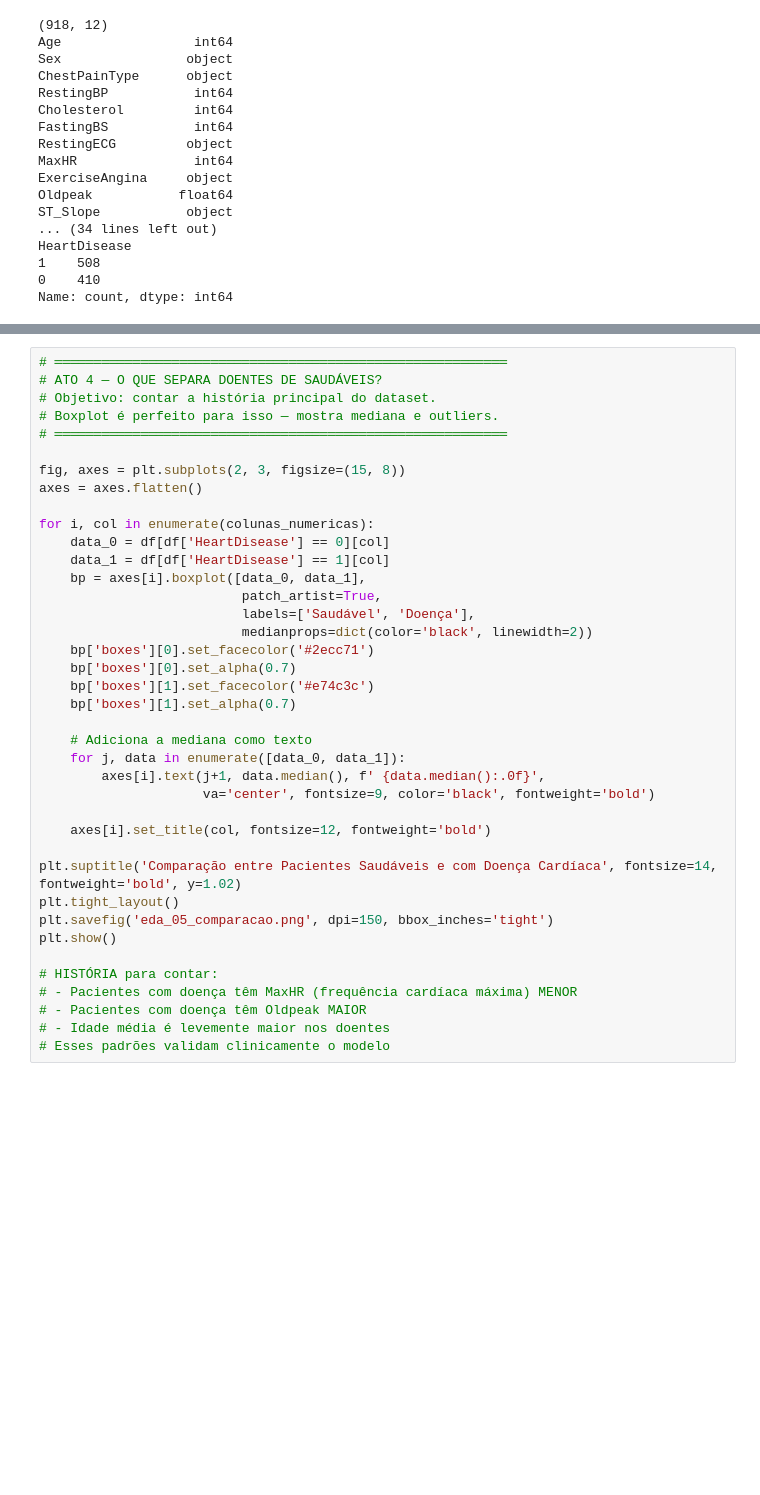
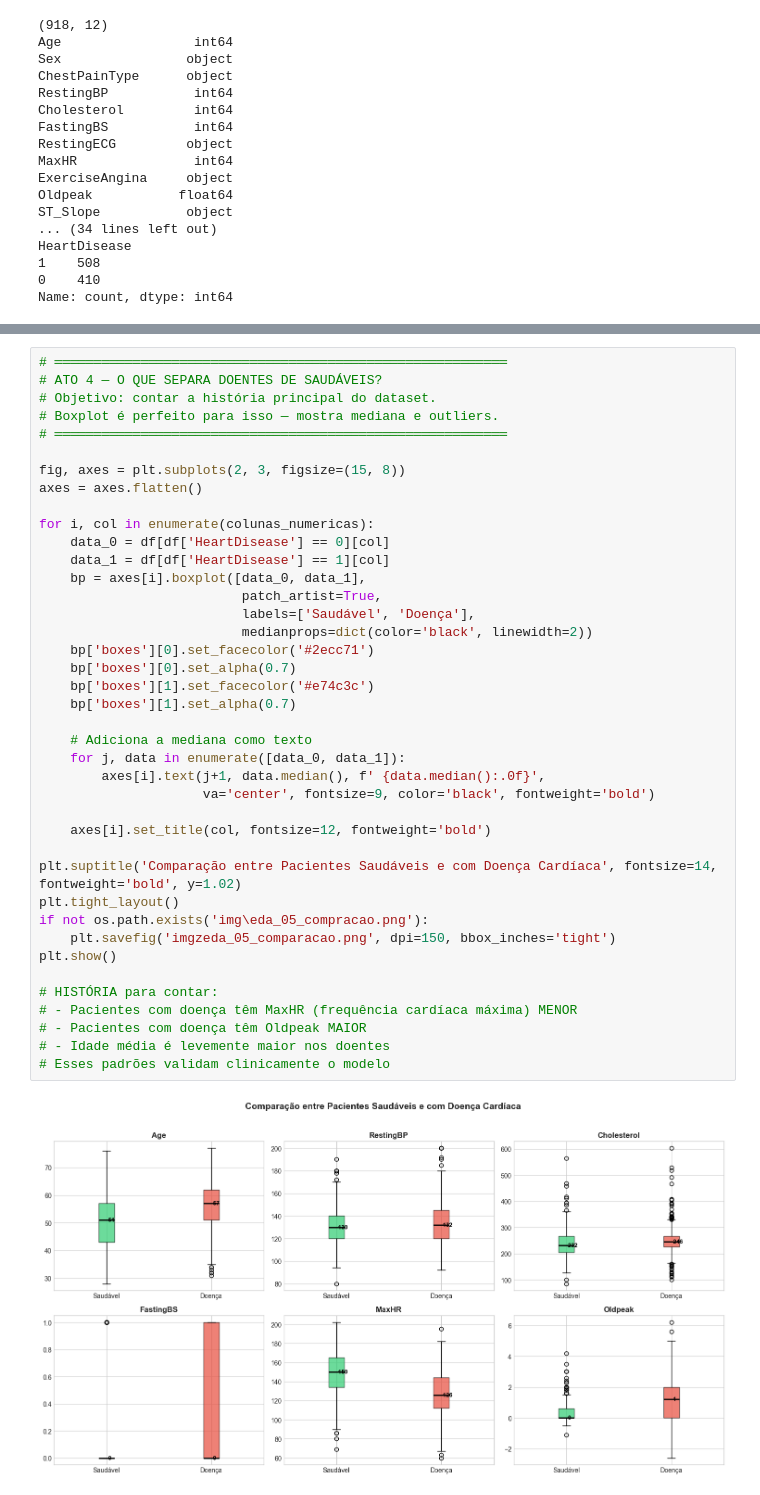
Before and after one commit to treino258/Predict-Health-Risk-IA, a Jupyter notebook: src/Data-Analysis.ipynb, the cells around one changed output, grey strips where cells are left out. Saved outputs shown, nothing was run; the diff lists cells and outputs as text; blank space fills up the shorter version.

```diff
--- a/src/Data-Analysis.ipynb
+++ b/src/Data-Analysis.ipynb
@@ -181,34 +201,37 @@ fig, axes = plt.subplots(2, 3, figsize=(15, 8))
 axes = axes.flatten()
 
 for i, col in enumerate(colunas_numericas):
     data_0 = df[df['HeartDisease'] == 0][col]
     data_1 = df[df['HeartDisease'] == 1][col]
     bp = axes[i].boxplot([data_0, data_1],
                           patch_artist=True,
                           labels=['Saudável', 'Doença'],
                           medianprops=dict(color='black', linewidth=2))
     bp['boxes'][0].set_facecolor('#2ecc71')
     bp['boxes'][0].set_alpha(0.7)
     bp['boxes'][1].set_facecolor('#e74c3c')
     bp['boxes'][1].set_alpha(0.7)
 
     # Adiciona a mediana como texto
     for j, data in enumerate([data_0, data_1]):
         axes[i].text(j+1, data.median(), f' {data.median():.0f}',
                      va='center', fontsize=9, color='black', fontweight='bold')
 
     axes[i].set_title(col, fontsize=12, fontweight='bold')
 
 plt.suptitle('Comparação entre Pacientes Saudáveis e com Doença Cardíaca', fontsize=14, fontweight='bold', y=1.02)
 plt.tight_layout()
-plt.savefig('eda_05_comparacao.png', dpi=150, bbox_inches='tight')
+if not os.path.exists('img\eda_05_compracao.png'):
+    plt.savefig('imgzeda_05_comparacao.png', dpi=150, bbox_inches='tight')
 plt.show()
 
 # HISTÓRIA para contar:
 # - Pacientes com doença têm MaxHR (frequência cardíaca máxima) MENOR
 # - Pacientes com doença têm Oldpeak MAIOR
 # - Idade média é levemente maior nos doentes
 # Esses padrões validam clinicamente o modelo
+# %% [output]
+[figure, added]
 # %%
 # ══════════════════════════════════════════════════════════
 # ATO 5 — O QUE MAIS INFLUENCIA O RISCO?
```
Also changed, not shown: parts of 5 cells of this notebook.
